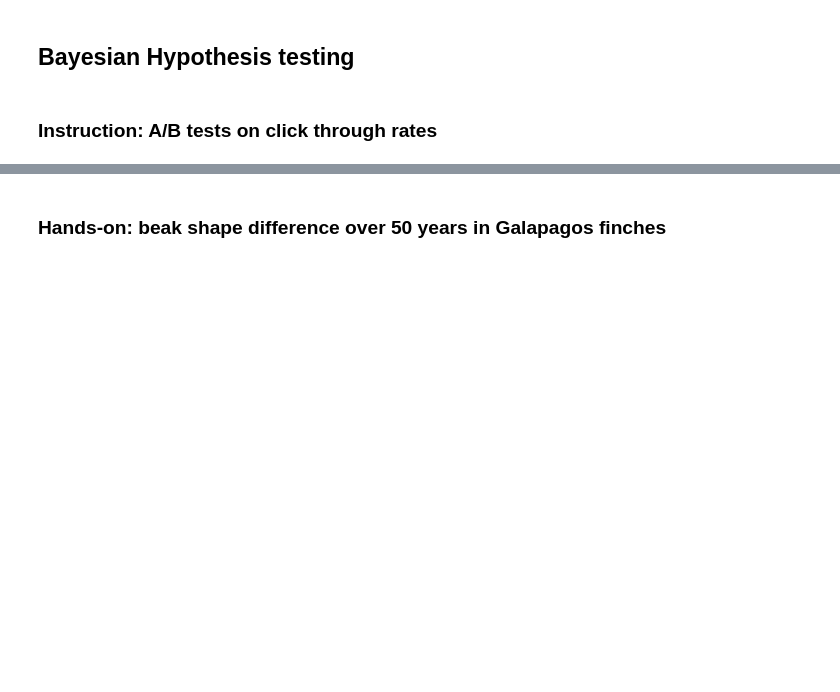
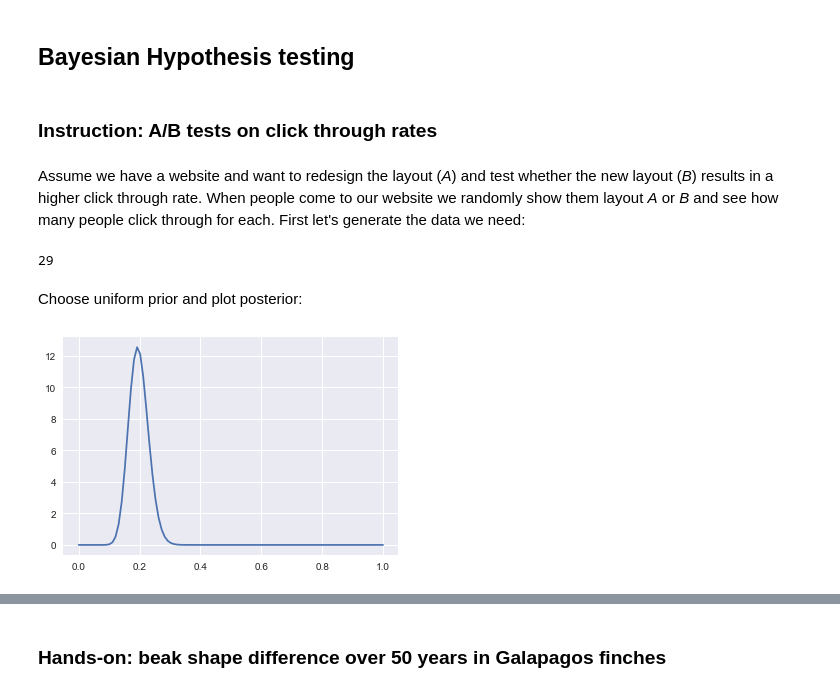
Before and after one commit to ericmjl/bayesian-stats-modelling-tutorial, a Jupyter notebook: notebooks/2.Parameter_estimation_hypothesis_testing.ipynb, the cells around one changed output, grey strips where cells are left out. Cells and saved outputs as stored; diff of their text form; code cells hidden in the pictures; blank space fills up the shorter version.

```diff
--- a/notebooks/2.Parameter_estimation_hypothesis_testing.ipynb
+++ b/notebooks/2.Parameter_estimation_hypothesis_testing.ipynb
@@ -98,3 +118,25 @@ In this exercise, you'll calculate the  posterior mean beak depth of Galapagos f
 ## Bayesian Hypothesis testing
 # %% [markdown]
 ### Instruction: A/B tests on click through rates
+# %% [markdown]
+Assume we have a website and want to redesign the layout (_A_) and test whether the new layout (_B_) results in a higher click through rate. When people come to our website we randomly show them layout _A_ or _B_ and see how many people click through for each. First let's generate the data we need:
+# %%
+# click-through rates
+p_a = 0.15
+p_b = 0.16
+N = 150
+n_successes_a = np.random.binomial(N,p_a)
+n_successes_a
+# %% [output]
+29
+# %% [markdown]
+Choose uniform prior and plot posterior:
+# %%
+x = np.linspace(0, 1, 100)
+#prior
+prior = 1
+posterior_a = x**n_successes_a*(1-x)**(N-n_successes_a)*prior
+posterior_a /= np.sum(posterior_a)/100  # so that peak always at 1
+plt.plot(x, posterior_a);
+# %% [output]
+[figure, added]
```
Also changed, not shown: parts of 16 cells of this notebook.
